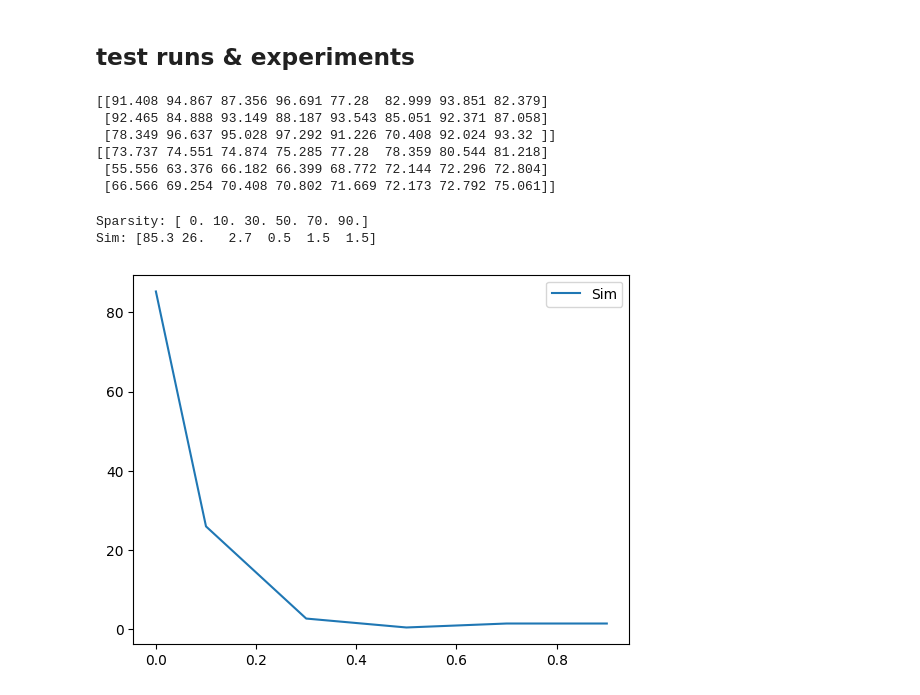
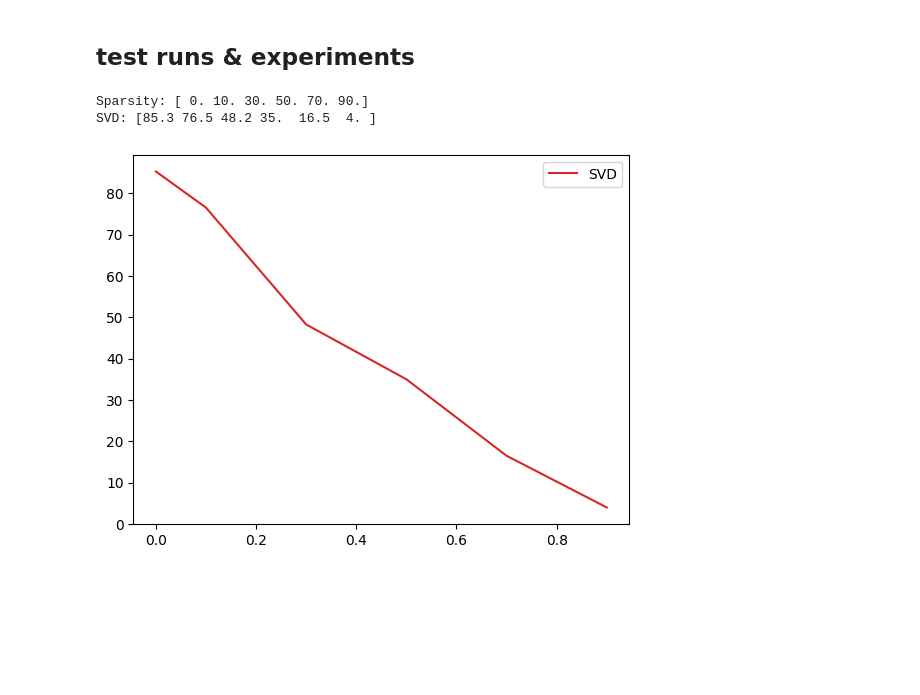
Before and after one commit to dotsls/pruning_srp, a Jupyter notebook: snp.ipynb, the cells around one changed output. Drawn from its saved outputs; the diff is of its cells as text; code cells hidden in the pictures; blank space fills up the shorter version.

```diff
--- a/snp.ipynb
+++ b/snp.ipynb
@@ -148,10 +150,6 @@ def load_model_timm(model_type, dataset_name, verbose=False, top10_idx=-1):
         p.requires_grad_(False)
     return model
 
-def seed_worker(worker_id):
-    worker_seed = seed % 2**32
-    np.random.seed(worker_seed)
-    random.seed(worker_seed)
 
 
 def load_dataset(dataset_name, batch_size, model_cfg=None, subset_size = 1., res = (224, 224), train=False, download_dataset=False, do_balanced_subset=False):
@@ -184,7 +182,7 @@ def load_dataset(dataset_name, batch_size, model_cfg=None, subset_size = 1., res
             dataset.indices = balanced_indices
     g = torch.Generator()
     g.manual_seed(seed)
-    dataloader = DataLoader(dataset, batch_size=batch_size, worker_init_fn=seed_worker, generator=g)
+    dataloader = DataLoader(dataset, batch_size=batch_size, generator=g)
     return dataset, dataloader
 # %% [markdown]
 ## work-in-progress code
@@ -468,42 +464,33 @@ iscores = full_collect_scores([True, False, False], 'Ti/16', .01)
-# %%
-with np.printoptions(precision=3):
-    print(iscores[0][0][:, :8].cpu().numpy())
-    print(iscores[0][0].sort().values[:, :8].cpu().numpy())
-# %% [output]
-[[91.408 94.867 87.356 96.691 77.28  82.999 93.851 82.379]
- [92.465 84.888 93.149 88.187 93.543 85.051 92.371 87.058]
- [78.349 96.637 95.028 97.292 91.226 70.408 92.024 93.32 ]]
-[[73.737 74.551 74.874 75.285 77.28  78.359 80.544 81.218]
- [55.556 63.376 66.182 66.399 68.772 72.144 72.296 72.804]
- [66.566 69.254 70.408 70.802 71.669 72.173 72.792 75.061]]
 # %%
 # pruning testing setup
 """
 Expect from paper:
 SVD: [72.2, 71, 67.5, 58.5, 39, 12]
 Sim: [72.2, 68, 54  , 28  , 5 , .5]
 
 Expect:
 SVD: [86.8 85.4 81.1 70.3 46.9 14.4]
 Sim: [86.8 81.8 64.9 33.7  6.    .6]
 
 Random:
 SVD: [86.8 81.  57.7 15.5  1.8]
 Sim: [86.8 77.7 12.7  4.5  1.5]
 MLP: [86.8 53.   5.8  1.8  1.3]
 
 
 my {1}:  [85.3 76.5 48.2 35.  16.5]
 my {16}: [85.3 76.2 47.  34.3 15. ]
 rng   :  [85.3 82.7 59.2 21.3  5. ]
+
+[85.3 26.   2.7  0.5  1.5  1.5]
 """
 iscores = test_pruning(
-    [False, True, False],
-    [False, False, True, False, False],
+    [True, False, False],
+    [False, True, False, False, False],
     'Ti/16', .04, .01,
     np.linspace(0, .8, 5)+.1
 )
 # %% [output]
 Sparsity: [ 0. 10. 30. 50. 70. 90.]
-Sim: [85.3 26.   2.7  0.5  1.5  1.5]
+SVD: [85.3 76.5 48.2 35.  16.5  4. ]
-[figure, old version]
+[figure, new version]
```
Also changed, not shown: parts of 4 cells of this notebook, 4 other files.
